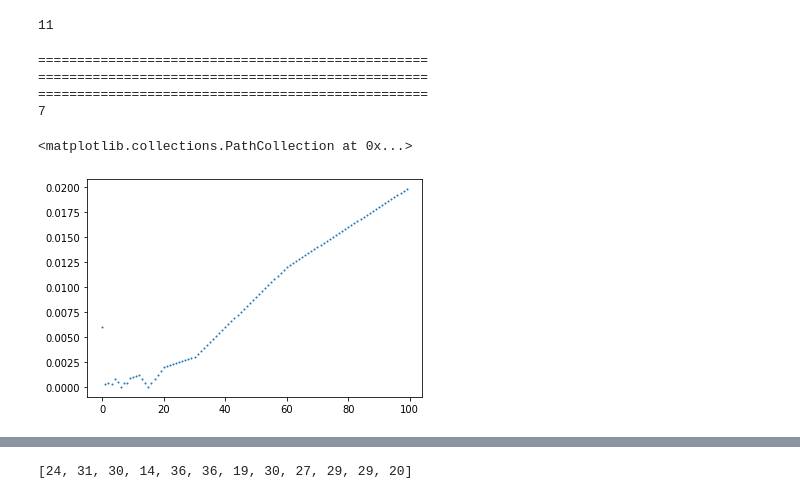
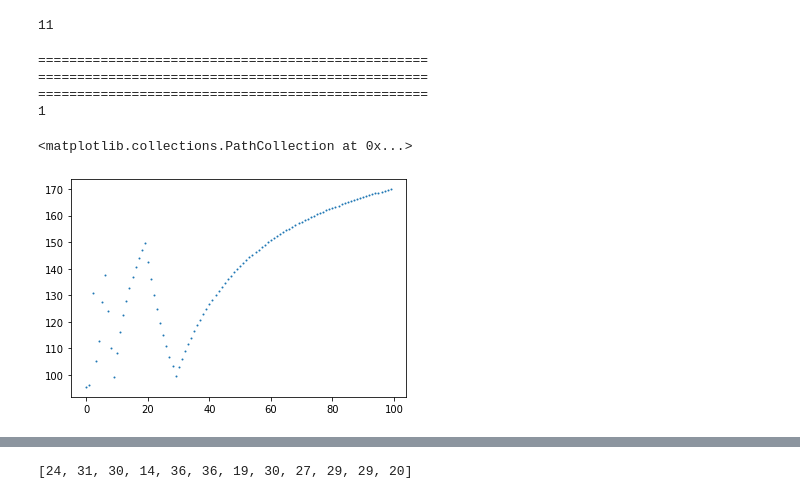
Before and after one commit to henockmamo54/neh_pxt_exp, a Jupyter notebook: cw/testing2-heart.ipynb, the cells around one changed output, grey strips where cells are left out. Drawn from its saved outputs; the diff is of its cells as text; code cells hidden in the pictures.

```diff
--- a/cw/testing2-heart.ipynb
+++ b/cw/testing2-heart.ipynb
@@ -15,9 +15,10 @@ for i in range(len(yy)):
     for pxt in [(x/10000) for x in list(range(1,500,1))]:
         sum_er=[]
 
-        neh=range(100)
-        diff=[100*abs(yy[i][10]-pxt*x)/yy[i][8] for x in neh]
+        neh=range(1,101)
+        diff=[100*abs(yy[0][10]-pxt*x)/(pxt*x) for x in neh]
         res.append(diff)
+
     sns.heatmap(np.array(res).transpose())
     plt.show()
     all_v+=res
@@ -78,8 +85,8 @@ for kkk in range(11):
         for pxt in [(x/10000) for x in list(range(1,500,1))]:
             sum_er=[]
 
-            neh=range(100)
-            diff=[abs(yy[i][kkk]-pxt*x) for x in neh]
+            neh=range(1,101)
+            diff=[100*abs(yy[i][kkk]-pxt*x)/(pxt*x) for x in neh]
             res.append(diff)
 #         sns.heatmap(np.array(res).transpose())
 #         plt.show()
@@ -198,28 +169,28 @@ len(possible_pxts)
 # %%
 # all_v=np.zeros((100,499))
 res=[]
-for neh in range(100):
+for neh in range(1,101):
     sum_er=0
     for i in range(0,2):
 
 #         pxt=[(x/10000) for x in list(range(1,500,1))]
         pxt=possible_pxts[i]
-        diff=[abs(yy[3][i]-neh*x) for x in pxt]
+        diff=[100*abs(yy[3][i]-x*neh)/(x*neh) for x in pxt]
         sum_er+=min(diff)
     res.append(sum_er)
 
 print("==================================================")
 print("==================================================")
 print("==================================================")
 print(res.index(min(res))+1)
 plt.scatter(range(100),res,s=1)
 # %% [output]
 ==================================================
 ==================================================
 ==================================================
-7
+1
 <matplotlib.collections.PathCollection at 0x...>
-[figure, old version]
+[figure, new version]
 # %%
 # uuu=[23, 37, 26, 36, 26, 40, 18, 24, 33, 33, 39, 19, 19, 22, 18, 22, 38]
 uuu=[24, 31, 30, 14, 36, 36, 19, 30, 27, 29, 29, 20]
```
Also changed, not shown: parts of 9 cells of this notebook.
